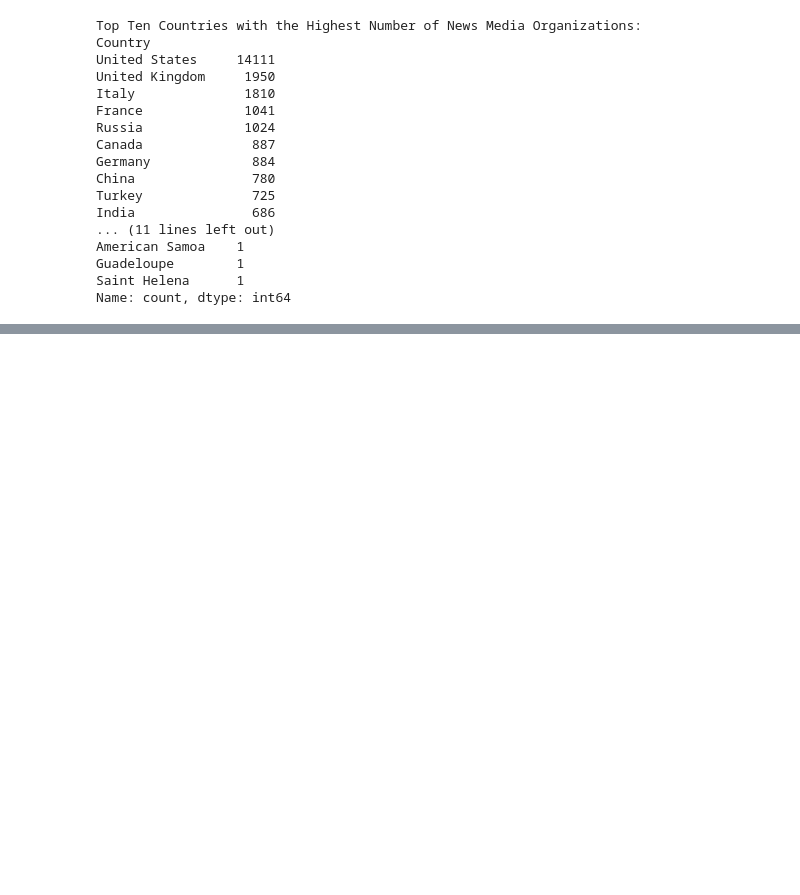
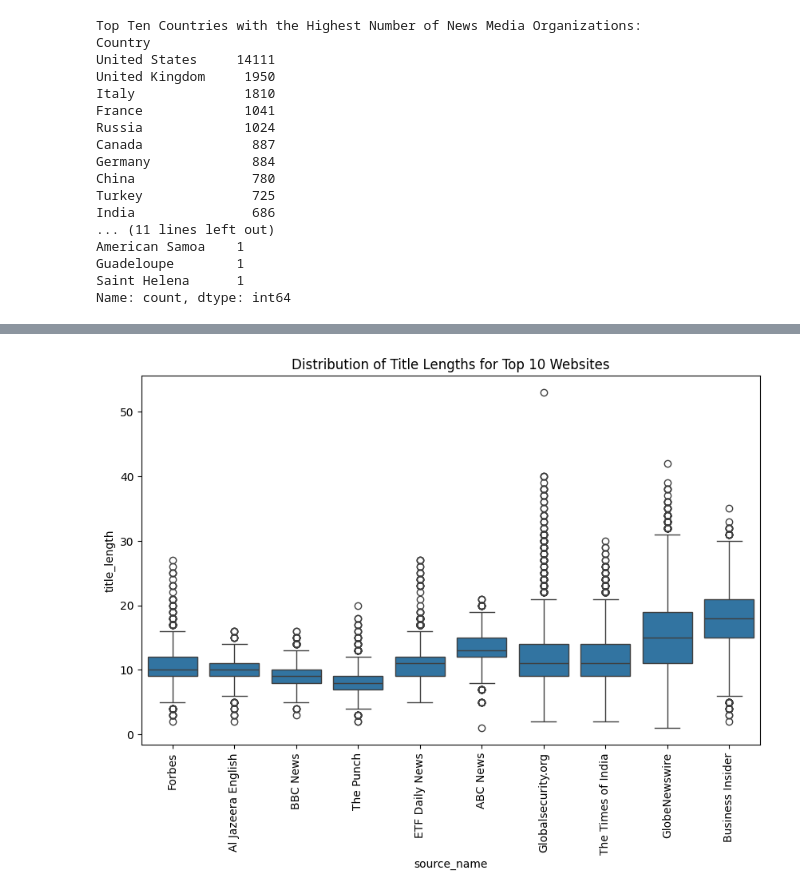
Before and after one commit to mistir-nigusse/news_correlation_10ac_week0, a Jupyter notebook: notebooks/parse_news_data.ipynb, the cells around one changed output, grey strips where cells are left out. Cells and saved outputs as stored; diff of their text form; code cells hidden in the pictures; blank space fills up the shorter version.

```diff
--- a/notebooks/parse_news_data.ipynb
+++ b/notebooks/parse_news_data.ipynb
@@ -218,0 +308,26 @@ Djibouti                   2
+# %%
+# calculate the sentiment score of the title, median and mode sentiment
+df['sentiment_score'] = df['title'].apply(utils.get_sentiment_score)
+average_sentiment = df.groupby('source_name')['sentiment_score'].mean()
+median_sentiment = df.groupby('source_name')['sentiment_score'].median()
+
+#  Check the distribution among sites
+df['title_length'] = df['title'].apply(utils.get_number_of_words)
+
+# How similar are the raw message lengths across sites?
+website_title_counts = df.groupby('source_name')['title_length'].count()
+
+# Get the top 10 websites with the highest number of articles
+large_websites = website_title_counts.nlargest(10).index
+
+# Filter the data to include only the top websites
+websites_df = df[df['source_name'].isin(large_websites)]
+
+# Plot the distribution of message lengths for each website
+plt.figure(figsize=(10, 6))
+sns.boxplot(x='source_name', y='title_length', data=websites_df)
+plt.xticks(rotation=90)
+plt.title('Distribution of Title Lengths for Top 10 Websites')
+plt.show()
+# %% [output]
+[figure, added]
```
Also changed, not shown: parts of 15 cells of this notebook, 4 other files.
